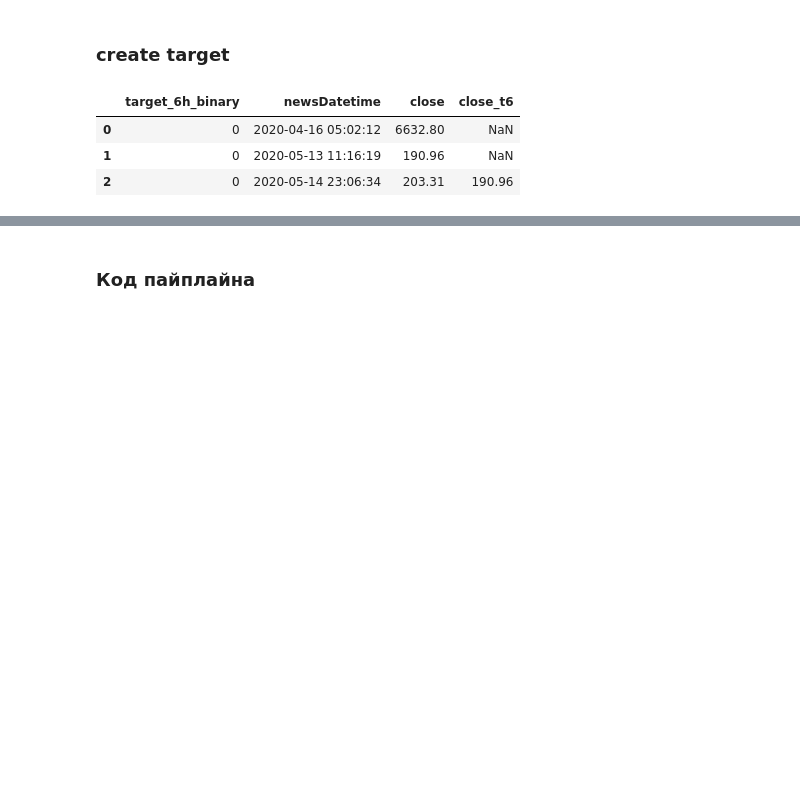
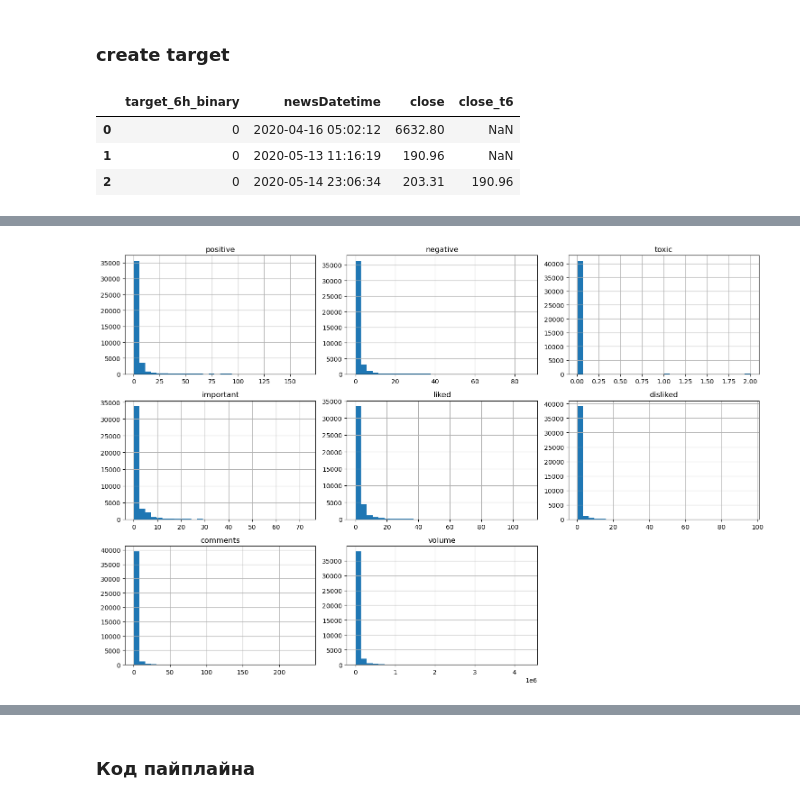
Before and after one commit to kosarenok/futures-predictions-nlp, a Jupyter notebook: notebooks/eda_modelv1.ipynb, the cells around one changed output, grey strips where cells are left out. Drawn from its saved outputs; the diff is of its cells as text; code cells hidden in the pictures; blank space fills up the shorter version.

```diff
--- a/notebooks/eda_modelv1.ipynb
+++ b/notebooks/eda_modelv1.ipynb
@@ -91,0 +161,7 @@ df_2[[f"target_{N}h_binary", "newsDatetime", "close", f"close_t{N}"]].head(3)
+# %%
+num_features = ["positive", "negative", "toxic", "important", "liked", "disliked", "comments", "volume"]
+df_2[num_features].hist(bins=30, figsize=(15, 10))
+plt.tight_layout()
+plt.show()
+# %% [output]
+[figure, added]
```
Also changed, not shown: parts of 14 cells of this notebook, 6 other files.
